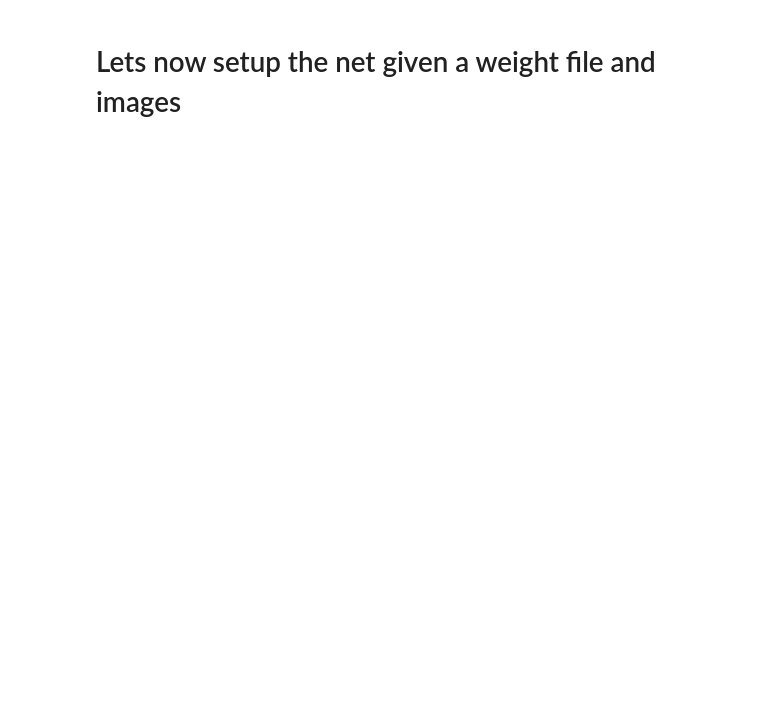
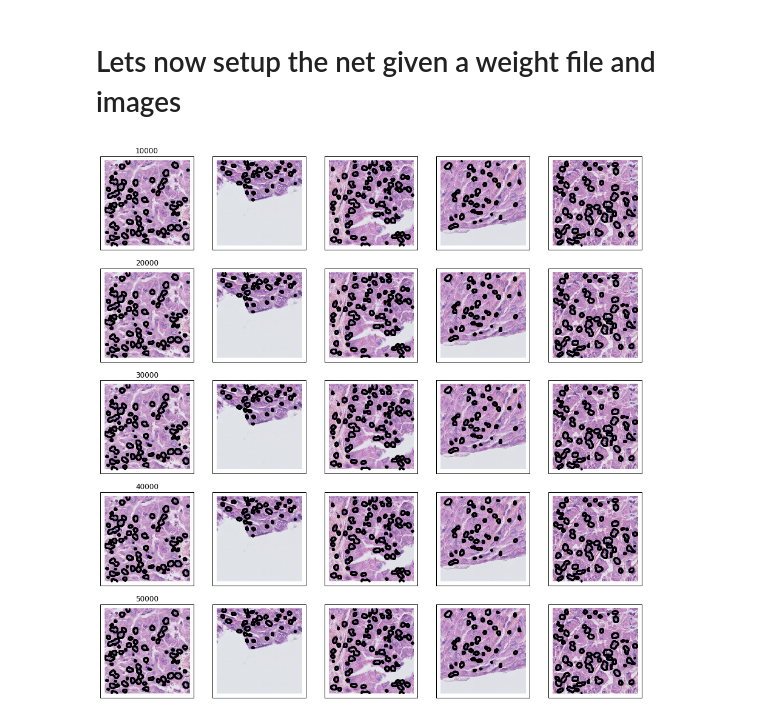
Before and after one commit to PeterJackNaylor/PhD_Fabien, a Jupyter notebook: AssociatedNotebooks/Number of iteration for training (checked on FCN16).ipynb, the cells around one changed output. Cells and saved outputs as stored; diff of their text form; code cells hidden in the pictures; blank space fills up the shorter version.

```diff
--- a/AssociatedNotebooks/Number of iteration for training (checked on FCN16).ipynb
+++ b/AssociatedNotebooks/Number of iteration for training (checked on FCN16).ipynb
@@ -135,23 +142,25 @@ def All(weight_file, image_array):
 # %%
 from UsefulFunctions.usefulPloting import Contours
 
 snapshot_time = 10000
 total = 50000
-fig, axes = plt.subplots(5, 5, figsize=(12, 6),
+fig, axes = plt.subplots(5, 5, figsize=(16, 16),
                          subplot_kw={'xticks': [], 'yticks': []})
 
 weights_files = glob.glob( os.path.join(snapshot_directory, "snapshot_iter_*.caffemodel") )
-iter__ = range(snapshot_time, total, snapshot_time+snapshot_time)
+iter__ = range(snapshot_time, total+snapshot_time, snapshot_time)
 for i in range(5):
     iter_ = iter__[i]
     w_file = os.path.join(snapshot_directory, "snapshot_iter_{}.caffemodel".format(iter_))
     t = All(w_file, image_array)
     for j in range(5):
         ContourSegmentation = Contours(t[j,:,:])
-        x_, y_ = np.where(ContourSegmentation > 0)
-        axes[i,j].imshow(ir(test_images[i]))
+        x_, y_ = np.where(ContourSegmentation.transpose() > 0)
+        axes[i,j].imshow(ir(test_images[j]))
         axes[i,j].scatter(x=x_, y=y_, c='r', s=1)
         if j == 0:
             axes[i,j].set_title(str(iter_))
 
 plt.show()
+# %% [output]
+[figure, added]
```
Also changed, not shown: parts of 3 cells of this notebook, 1 other file.
